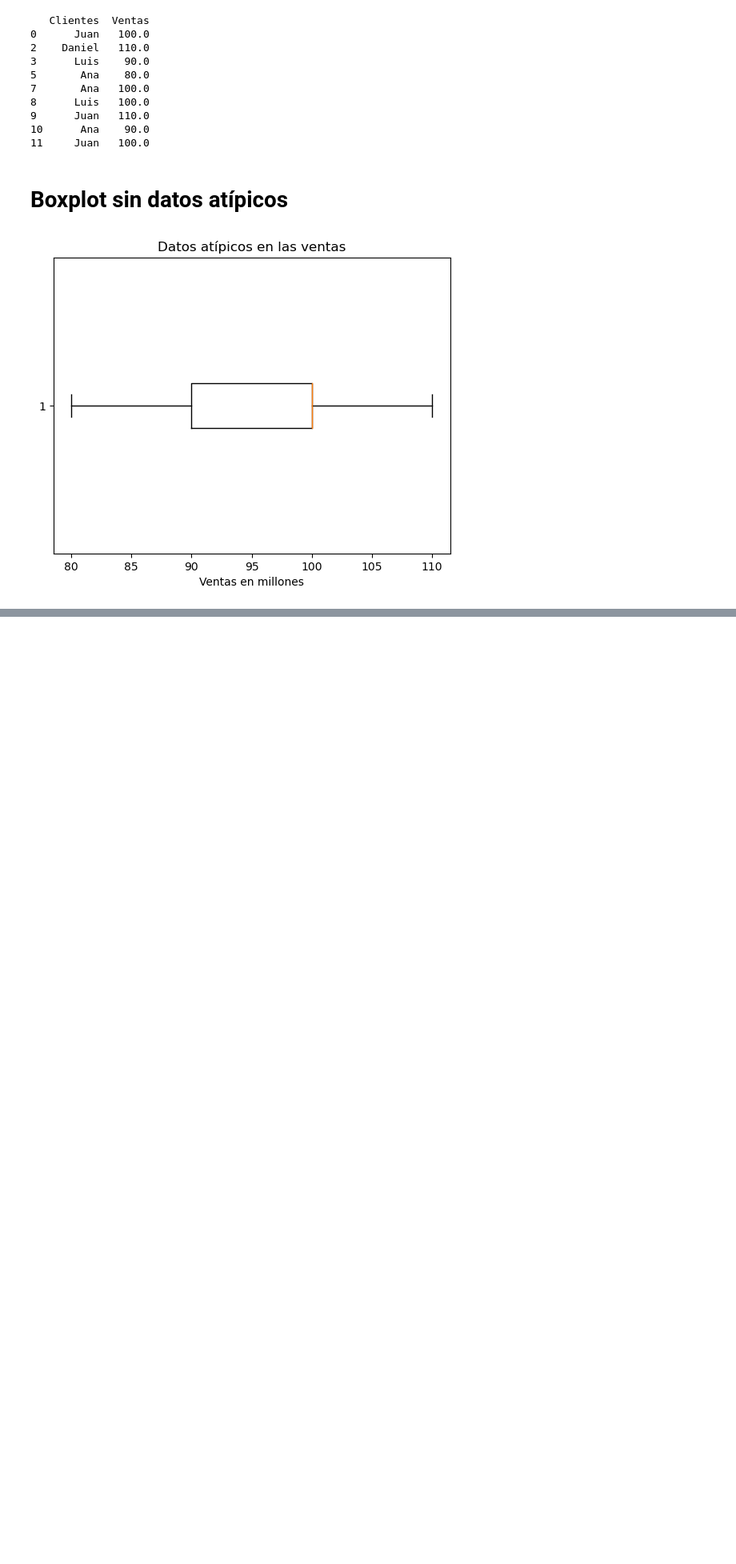
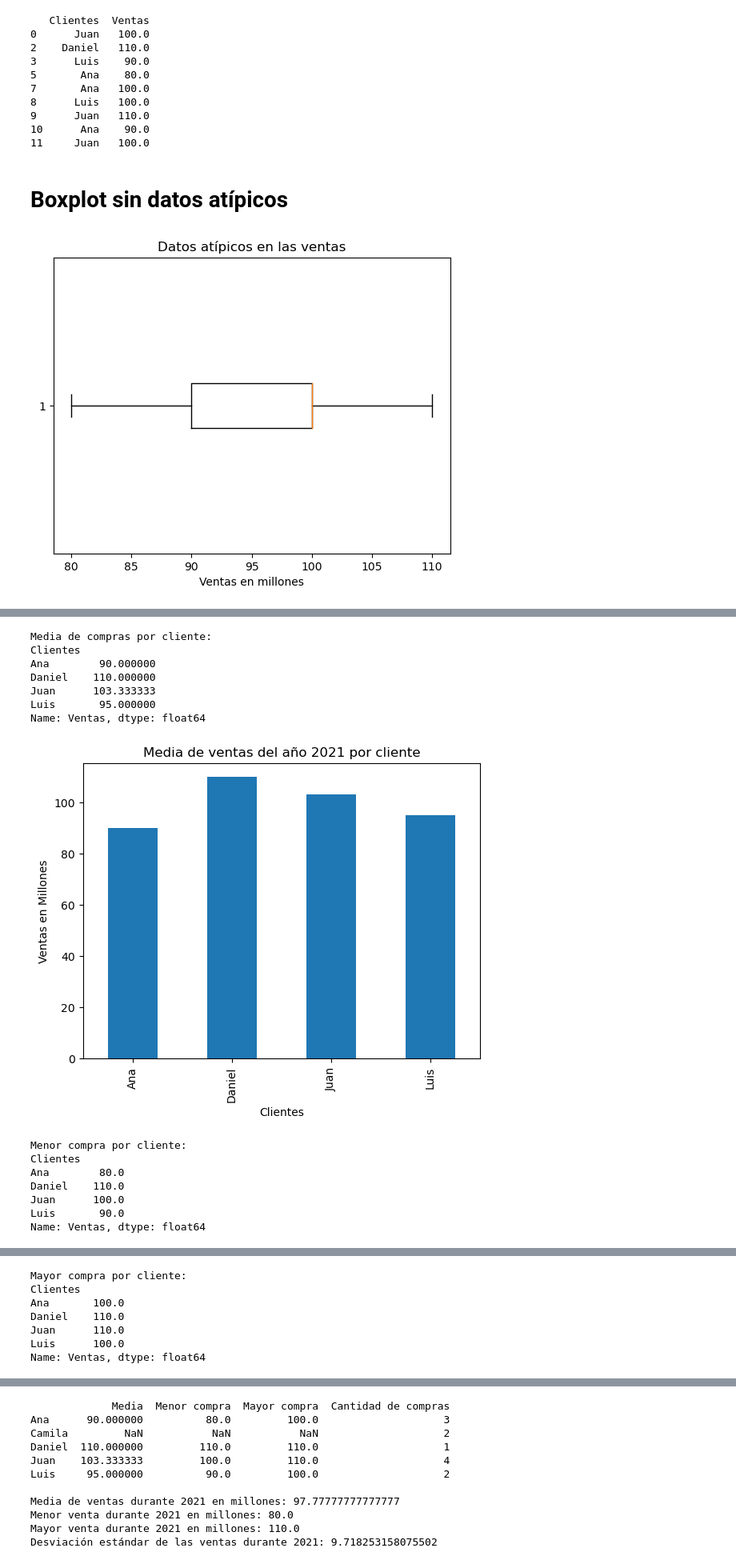
Before and after one commit to Endertman/Endert_Guerrero_T1_M4_Procesamiento_de_datos, a Jupyter notebook: Endert_Guerrero_T1_M4_Procesamiento_de_datos.ipynb, the cells around one changed output, grey strips where cells are left out. Shown: that part at 80% size. Saved outputs shown, nothing was run; the diff lists cells and outputs as text; code cells hidden in the pictures; blank space fills up the shorter version.

```diff
--- a/Endert_Guerrero_T1_M4_Procesamiento_de_datos.ipynb
+++ b/Endert_Guerrero_T1_M4_Procesamiento_de_datos.ipynb
@@ -477,0 +482,58 @@ plt.show()
+# %%
+med_ind3 = fin2.groupby("Clientes")["Ventas"].mean()
+print("Media de compras por cliente:")
+print(med_ind3)
+
+med_ind3.plot(kind="bar")
+plt.ylabel("Ventas en Millones")
+plt.title("Media de ventas del año 2021 por cliente")
+plt.show()
+
+min_ind3 = fin2.groupby("Clientes")["Ventas"].min()
+print("Menor compra por cliente:")
+print(min_ind3)
+
+min_ind3.plot(kind="bar")
+plt.ylabel("Ventas en Millones")
+plt.title("Menor venta por cliente durante el año 2021")
+plt.show()
+
+max_ind3 = fin2.groupby("Clientes")["Ventas"].max()
+print("Mayor compra por cliente:")
+print(max_ind3)
+
+max_ind3.plot(kind="bar")
+plt.ylabel("Ventas en Millones")
+plt.title("Mayor venta por cliente durante el año 2021 ")
+plt.show()
+
+corr_cant_compras3 = pd.DataFrame({"Media": med_ind3, "Menor compra": min_ind3, "Mayor compra": max_ind3, "Cantidad de compras": cant_compras})
+print(corr_cant_compras3)
+
+print("")
+
+media3 = fin2["Ventas"].mean()
+minimo3 = fin2["Ventas"].min()
+maximo3 = fin2["Ventas"].max()
+desviacion_estandar3 = fin2["Ventas"].std()
+
+print("Media de ventas durante 2021 en millones:", media3)
+print("Menor venta durante 2021 en millones:", minimo3)
+print("Mayor venta durante 2021 en millones:", maximo3)
+print("Desviación estándar de las ventas durante 2021:", desviacion_estandar3)
+# %% [output]
+Media de compras por cliente:
+Clientes
+Ana        90.000000
+Daniel    110.000000
+Juan      103.333333
+Luis       95.000000
+Name: Ventas, dtype: float64
+[figure, added]
+Menor compra por cliente:
+Clientes
+Ana        80.0
+Daniel    110.0
+Juan      100.0
+Luis       90.0
+Name: Ventas, dtype: float64
@@ -477,0 +541,7 @@ plt.show()
+Mayor compra por cliente:
+Clientes
+Ana       100.0
+Daniel    110.0
+Juan      110.0
+Luis      100.0
+Name: Ventas, dtype: float64
@@ -477,0 +549,11 @@ plt.show()
+             Media  Menor compra  Mayor compra  Cantidad de compras
+Ana      90.000000          80.0         100.0                    3
+Camila         NaN           NaN           NaN                    2
+Daniel  110.000000         110.0         110.0                    1
+Juan    103.333333         100.0         110.0                    4
+Luis     95.000000          90.0         100.0                    2
+
+Media de ventas durante 2021 en millones: 97.77777777777777
+Menor venta durante 2021 en millones: 80.0
+Mayor venta durante 2021 en millones: 110.0
+Desviación estándar de las ventas durante 2021: 9.718253158075502
```
Also changed, not shown: parts of 11 cells of this notebook, 1 other file.
